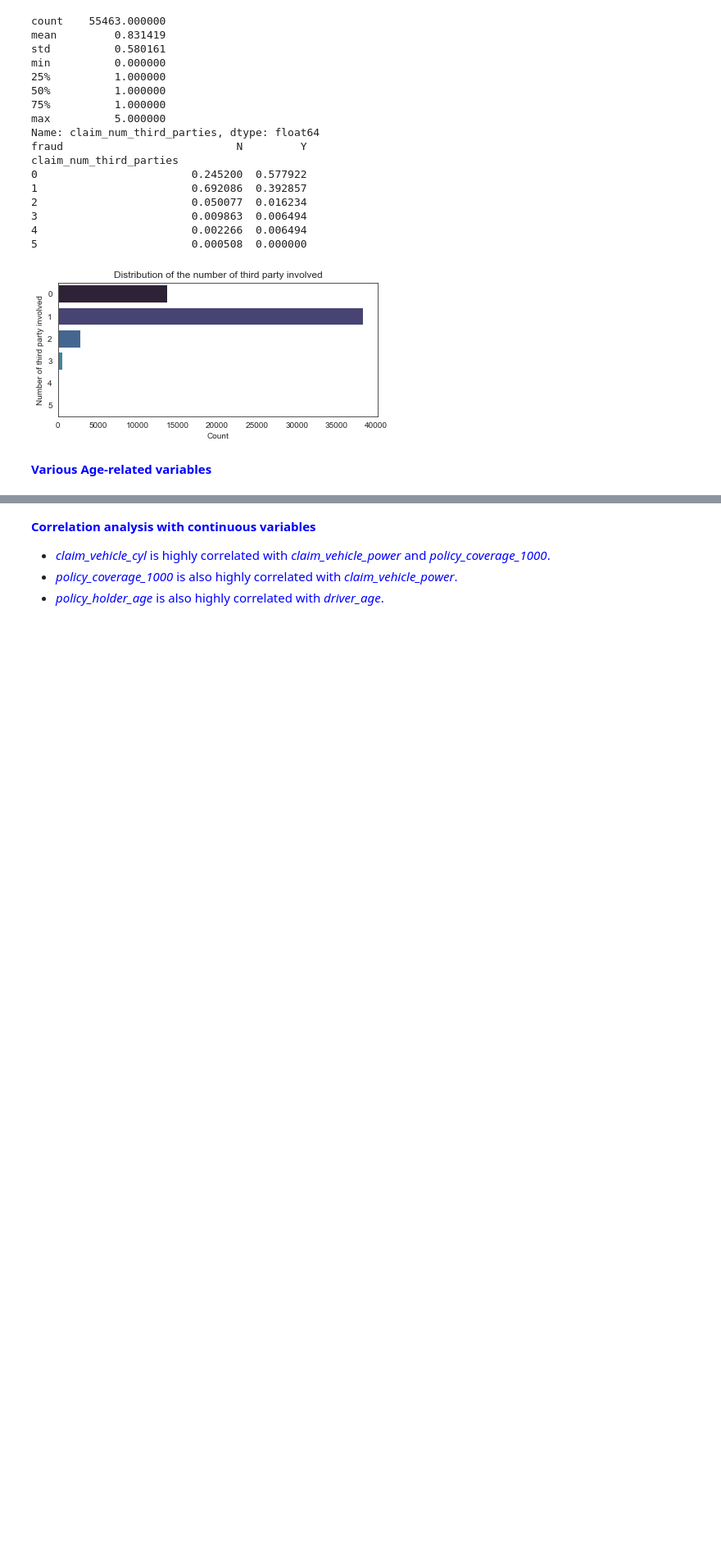
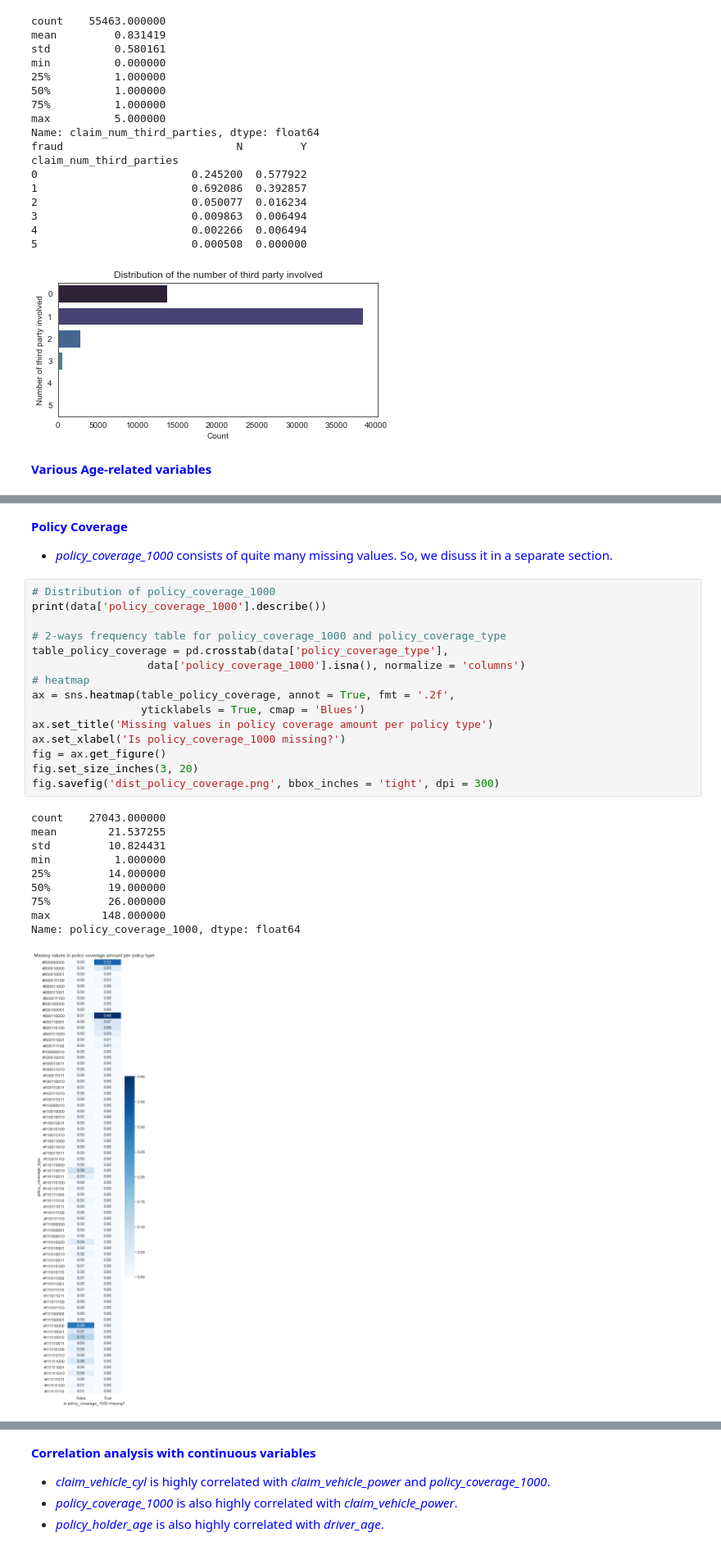
Before and after one commit to andyc1997/Advanced-Analytics, a Jupyter notebook: Assignment1/eda.ipynb, the cells around one changed output, grey strips where cells are left out. Shown at 82% size. Cells and saved outputs as stored; diff of their text form; blank space fills up the shorter version.

```diff
--- a/Assignment1/eda.ipynb
+++ b/Assignment1/eda.ipynb
@@ -183,2 +184,31 @@ fig.set_size_inches(7, 4)
 # %% [output]
 [figure]
+# %% [markdown]
+ **<font color='blue'>Policy Coverage</font>**
+ - <font color='blue'> *policy_coverage_1000* consists of quite many missing values. So, we disuss it in a separate section.</font>
+# %%
+# Distribution of policy_coverage_1000
+print(data['policy_coverage_1000'].describe())
+
+# 2-ways frequency table for policy_coverage_1000 and policy_coverage_type
+table_policy_coverage = pd.crosstab(data['policy_coverage_type'],
+                  data['policy_coverage_1000'].isna(), normalize = 'columns')
+# heatmap
+ax = sns.heatmap(table_policy_coverage, annot = True, fmt = '.2f',
+                 yticklabels = True, cmap = 'Blues')
+ax.set_title('Missing values in policy coverage amount per policy type')
+ax.set_xlabel('Is policy_coverage_1000 missing?')
+fig = ax.get_figure()
+fig.set_size_inches(3, 20)
+fig.savefig('dist_policy_coverage.png', bbox_inches = 'tight', dpi = 300)
+# %% [output]
+count    27043.000000
+mean        21.537255
+std         10.824431
+min          1.000000
+25%         14.000000
+50%         19.000000
+75%         26.000000
+max        148.000000
+Name: policy_coverage_1000, dtype: float64
+[figure, added]
```
Also changed, not shown: parts of 23 cells of this notebook, 4 other files.
